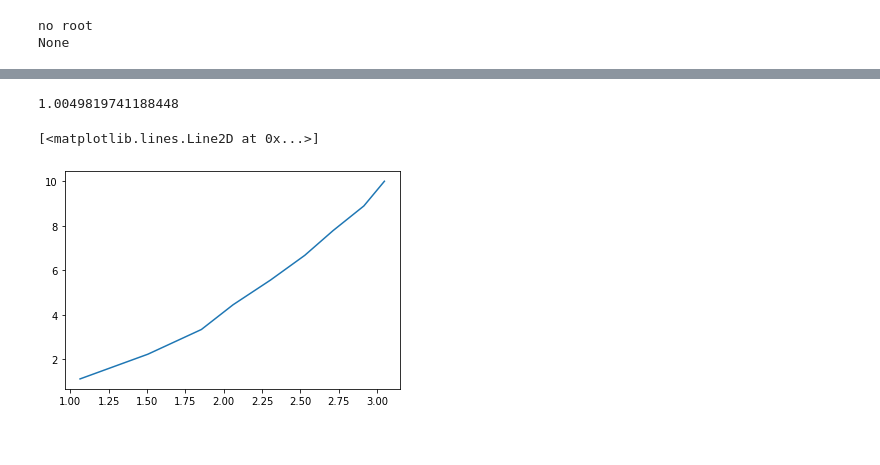
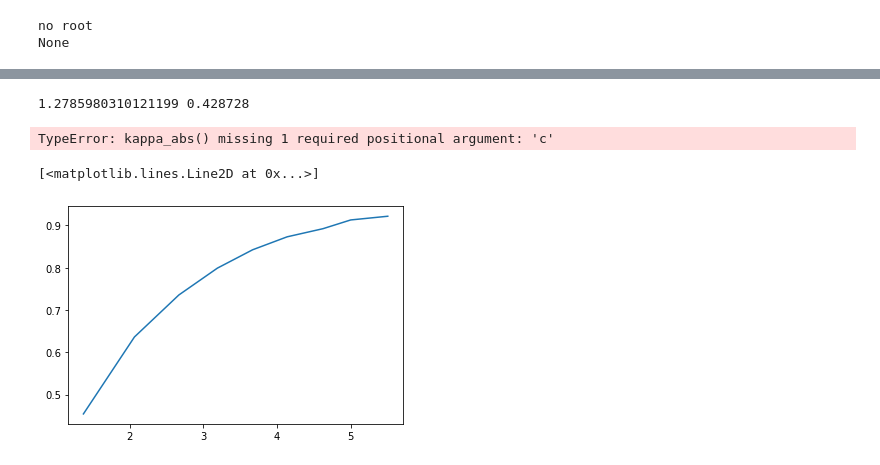
Before and after one commit to audreygossard/HISTAT, a Jupyter notebook: HISTAT_project_4.ipynb, the cells around one changed output, grey strips where cells are left out. Drawn from its saved outputs; the diff is of its cells as text; code cells hidden in the pictures.

```diff
--- a/HISTAT_project_4.ipynb
+++ b/HISTAT_project_4.ipynb
@@ -89,6 +89,4 @@ plt.show()
 # %%
-
-################################################ZUODONG CODE
 def prox_quad(x, c):
     return x / (1 + c)
 
@@ -98,7 +96,7 @@ def prox_quad_prime(x, c):
 
 
 def prox_abs(x, c):
-    return np.sign(x)(np.max((0, np.abs(x) - c)))
+    return np.sign(x)*(np.max((0, np.abs(x) - c)))
 
 
 def prox_abs_prime(x, c):
@@ -192,16 +191,16 @@ from math import sqrt
 # %%
-def monte_carlo_expectancy(r,c, Nsim = 1e6):
+def monte_carlo_expectancy(r,c, Nsim = 1e5):
   z = 0 #zepsilon variable
-  eps1 = 0 #gaussian(0,1)
+  eps1 = 0 #laplace()
   eps2 = 0 #gaussian(0,1)
   E1 = 0.0
   E2 = 0.0
   for i in range(int(Nsim)):
-    eps1 = gauss(0,1)
+    eps1 = float(laplace.rvs())
     eps2 = gauss(0,1)
     z = eps1 + r*eps2
-    E1 += (z-prox_quad(z,c))**2
-    E2 += prox_quad_prime(z,c)
+    E1 += (z-prox_abs(z,c))**2
+    E2 += prox_abs_prime(z,c)
   return E1/Nsim,E2/Nsim
 # %%
 def F(r, c):
@@ -226,12 +222,33 @@ def kappa_quad(r):
+# %%
+def kappa_quad(r):
+  return 1-(1/(1+c))
+
+def kappa_abs(r,c, Nsim= 1e6):
+  z = 0.0 #zepsilon variable
+  eps1 = 0.0 #laplace()
+  eps2 = 0.0 #gaussian(0,1)
+  E2 = 0.0
+  for i in range(int(Nsim)):
+    eps1 = laplace.rvs()
+    eps2 = gauss(0,1)
+    z = eps1 + r*eps2
+    E2 += prox_abs_prime(z,c)
+  return 1-E2/Nsim
 # %%
-c = 1
-solve_iteration(c)
+c = 1.0
+r = solve_iteration(c)
+kappa = kappa_abs(r,c)
+print(r, kappa)
 # %% [output]
-1.0049819741188448
+1.2785980310121199 0.428728
 # %%
 c_values = np.linspace(0,10, 10) #10) cest bcp environ 10min pour tourner
 r_values = [solve_iteration(c) for c in c_values]
-plt.plot(r_values, c_values)
 # %% [output]
-[<matplotlib.lines.Line2D at 0x...>]
+TypeError: kappa_abs() missing 1 required positional argument: 'c'
-[figure, removed]
+# %%
+kappa_values = [kappa_abs(r_values[i], c_values[i]) for i in range(10)]
+plt.plot(r_values, kappa_values)
+# %% [output]
+[<matplotlib.lines.Line2D at 0x...>]
+[figure, added]
```
Also changed, not shown: parts of 5 cells of this notebook.
